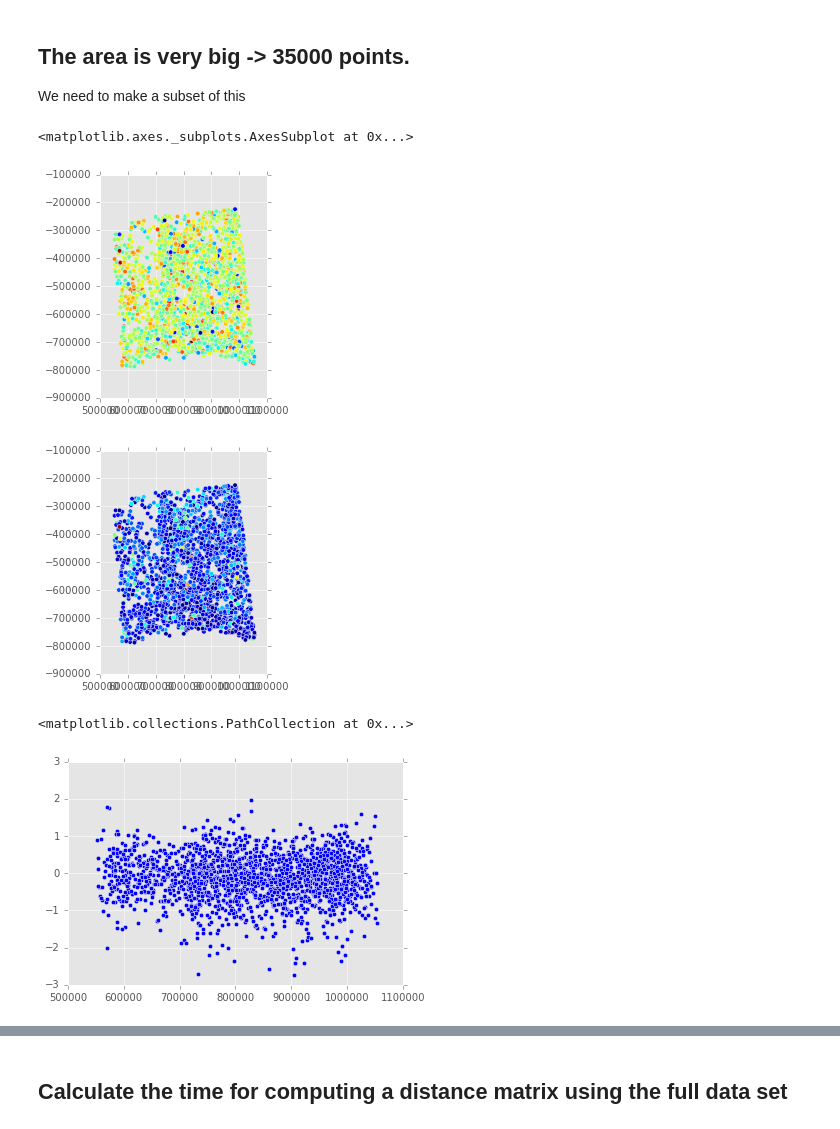
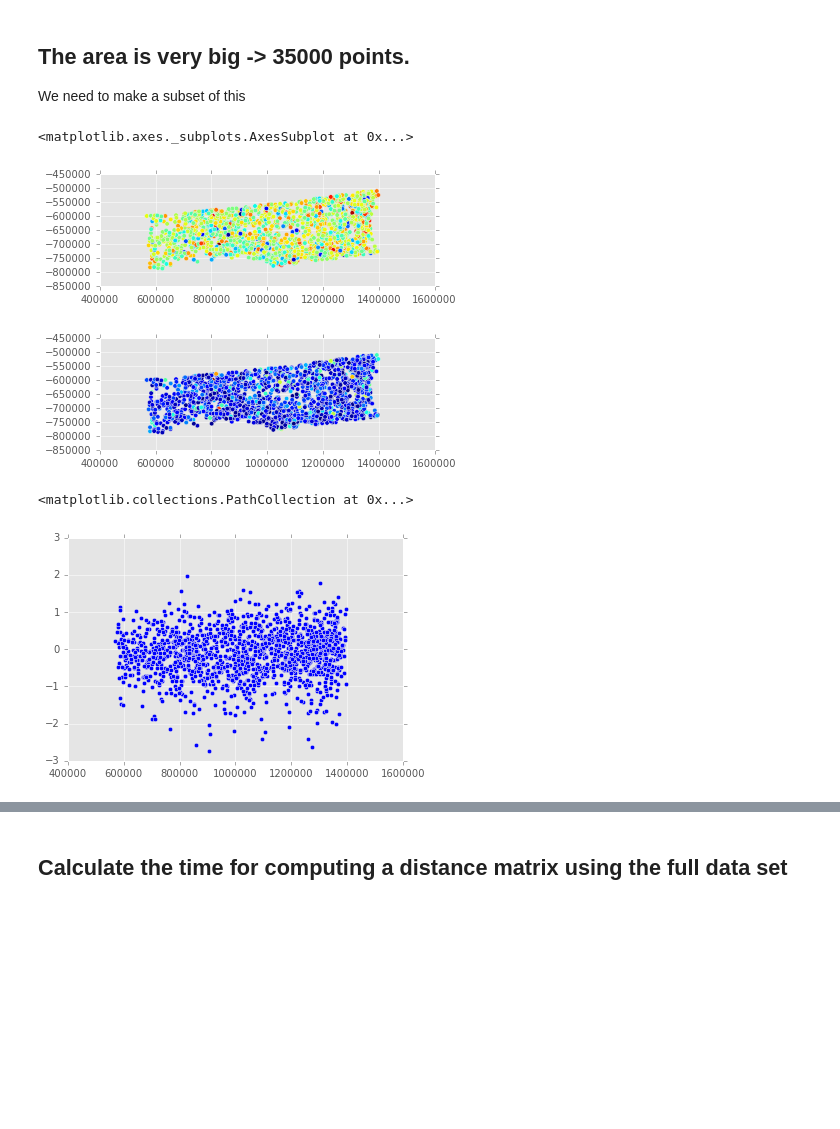
Before and after one commit to molgor/spystats, a Jupyter notebook: notebooks/log_spatial_autocorrelation_with_trend.ipynb, the cells around one changed output, grey strips where cells are left out. Saved outputs shown, nothing was run; the diff lists cells and outputs as text; code cells hidden in the pictures; blank space fills up the shorter version.

```diff
--- a/notebooks/log_spatial_autocorrelation_with_trend.ipynb
+++ b/notebooks/log_spatial_autocorrelation_with_trend.ipynb
@@ -95,18 +95,18 @@ new_data['residuals1'] = results.resid
 We need to make a subset of this
 # %%
 # COnsider the the following subregion
-section = new_data[lambda x:  (x.LON > -90) & (x.LON < -85) & (x.LAT > 30) & (x.LAT < 35) ]
+section = new_data[lambda x:  (x.LON > -90) & (x.LON < -80) & (x.LAT > 30) & (x.LAT < 32) ]
 section.plot(column='residuals1')
 section.plot(column='plotBiomass')
 # %% [output]
 <matplotlib.axes._subplots.AxesSubplot at 0x...>
-[figure, old version]
+[figure, new version]
-[figure, old version]
+[figure, new version]
 # %%
 plt.scatter(section.newLon,section.residuals1)
 # %% [output]
 <matplotlib.collections.PathCollection at 0x...>
-[figure, old version]
+[figure, new version]
 # %%
 plt.scatter(section.newLat,section.residuals1)
 # %% [output]
```
Also changed, not shown: parts of 6 cells of this notebook, 1 other file.
